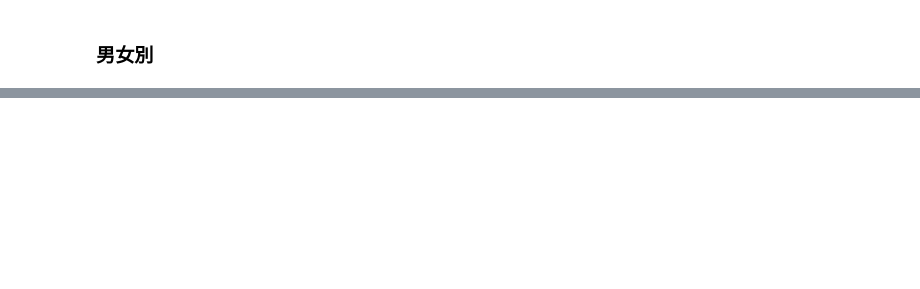
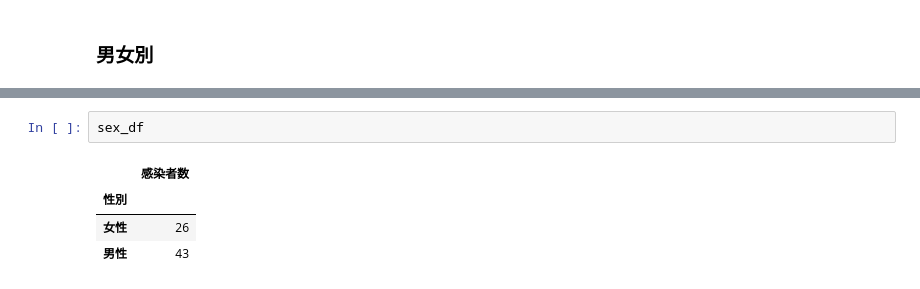
Before and after one commit to tsu-nera/hack-for-corona, a Jupyter notebook: notebooks/kanagawa-corona.ipynb, the cells around one changed output, grey strips where cells are left out. Saved outputs shown, nothing was run; the diff lists cells and outputs as text; blank space fills up the shorter version.

```diff
--- a/notebooks/analyze.ipynb
+++ b/notebooks/kanagawa-corona.ipynb
@@ -86,0 +111,7 @@ for_area.plot(kind='bar',figsize=(16, 4))
+# %%
+sex_df
+# %% [output]
+|  | 感染者数 |
+| 性別 |  |
+| 女性 | 26 |
+| 男性 | 43 |
```
Also changed, not shown: parts of 10 cells of this notebook.
